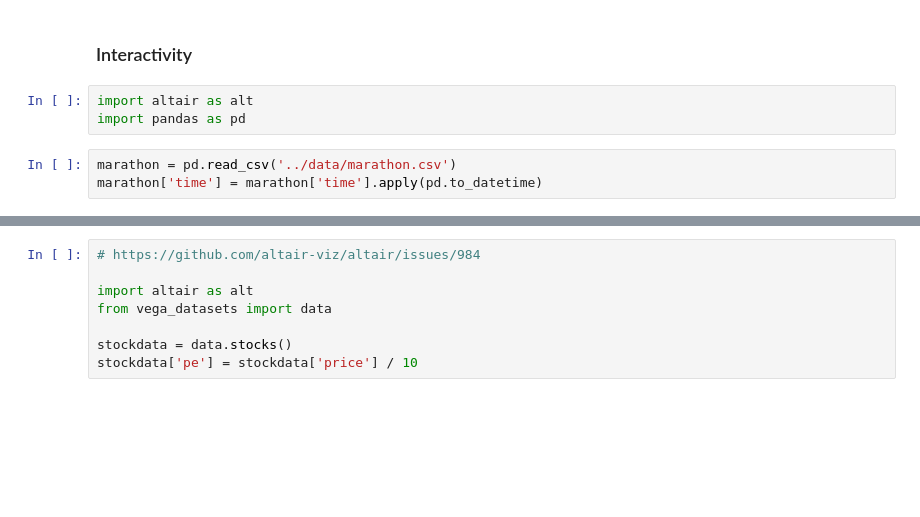
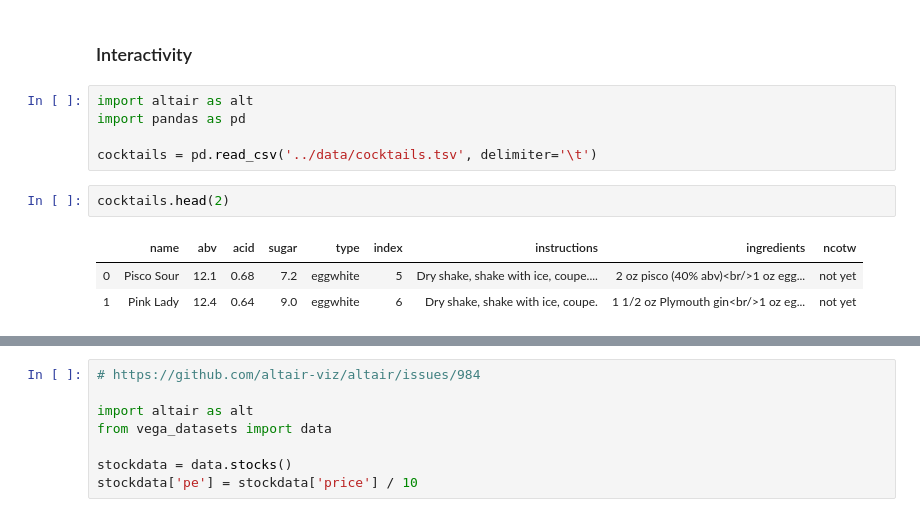
Before and after one commit to maxhumber/FSVA, a Jupyter notebook: notebooks/04-interactivity.ipynb, the cells around one changed output, grey strips where cells are left out. Drawn from its saved outputs; the diff is of its cells as text; blank space fills up the shorter version.

```diff
--- a/notebooks/04-interactivity.ipynb
+++ b/notebooks/04-interactivity.ipynb
@@ -3,6 +3,11 @@
 # %%
 import altair as alt
 import pandas as pd
+
+cocktails = pd.read_csv('../data/cocktails.tsv', delimiter='\t')
-# %%
-marathon = pd.read_csv('../data/marathon.csv')
-marathon['time'] = marathon['time'].apply(pd.to_datetime)
+# %%
+cocktails.head(2)
+# %% [output]
+|  | name | abv | acid | sugar | type | index | instructions | ingredients | ncotw |
+| 0 | Pisco Sour | 12.1 | 0.68 | 7.2 | eggwhite | 5 | Dry shake, shake with ice, coupe.... | 2 oz pisco (40% abv)<br/>1 oz egg... | not yet |
+| 1 | Pink Lady | 12.4 | 0.64 | 9.0 | eggwhite | 6 | Dry shake, shake with ice, coupe. | 1 1/2 oz Plymouth gin<br/>1 oz eg... | not yet |
```
Also changed, not shown: parts of 11 cells of this notebook, 10 other files.
